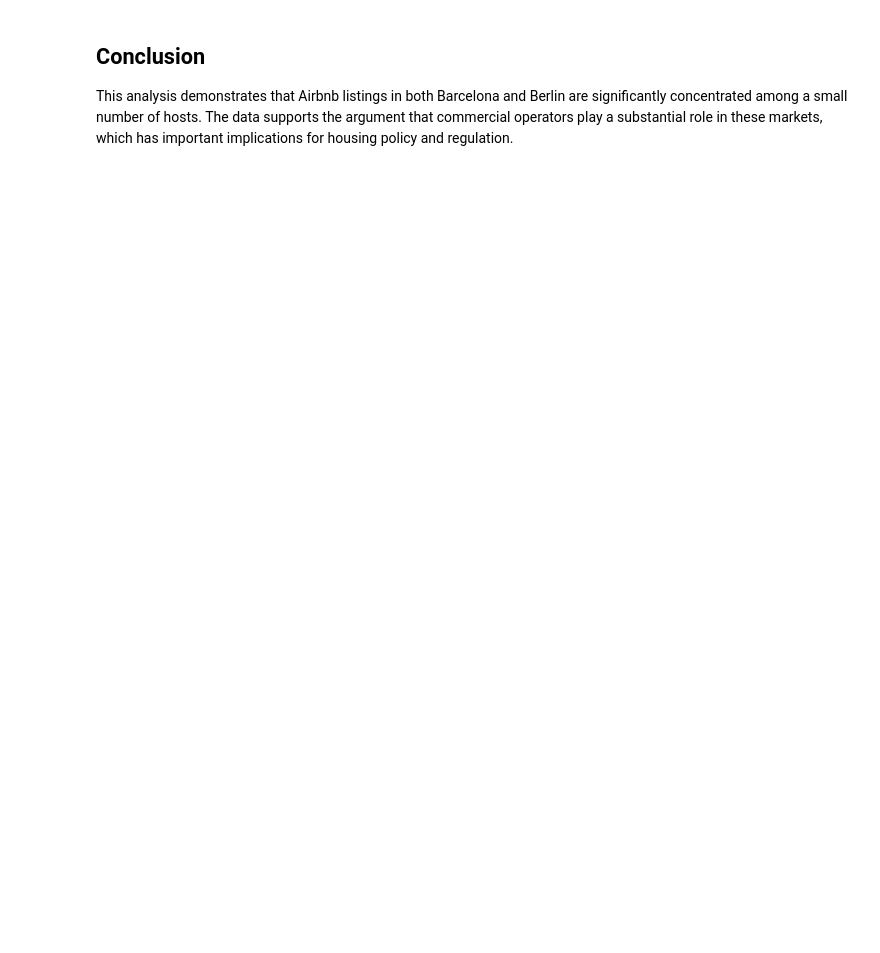
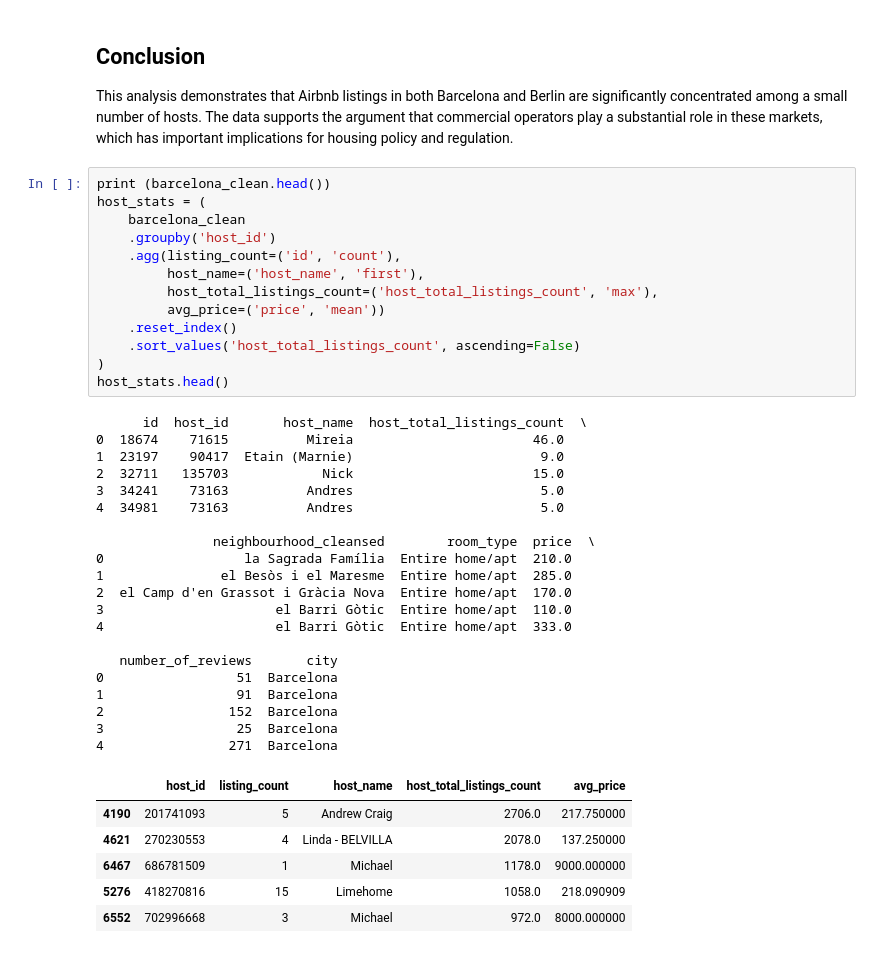
Before and after one commit to brainvillage/finalproject_upf, a Jupyter notebook: notebooks/part2.ipynb, the cells around one changed output. Cells and saved outputs as stored; diff of their text form; blank space fills up the shorter version.

```diff
--- a/notebooks/part2.ipynb
+++ b/notebooks/part2.ipynb
@@ -337,3 +337,43 @@ Large (10+)               74.3         0.2          25.1          0.4
 ## Conclusion
 
 This analysis demonstrates that Airbnb listings in both Barcelona and Berlin are significantly concentrated among a small number of hosts. The data supports the argument that commercial operators play a substantial role in these markets, which has important implications for housing policy and regulation.
+# %%
+print (barcelona_clean.head())
+host_stats = (
+    barcelona_clean
+    .groupby('host_id')
+    .agg(listing_count=('id', 'count'),
+         host_name=('host_name', 'first'),
+         host_total_listings_count=('host_total_listings_count', 'max'),
+         avg_price=('price', 'mean'))
+    .reset_index()
+    .sort_values('host_total_listings_count', ascending=False)
+)
+host_stats.head()
+# %% [output]
+      id  host_id       host_name  host_total_listings_count  \
+0  18674    71615          Mireia                       46.0
+1  23197    90417  Etain (Marnie)                        9.0
+2  32711   135703            Nick                       15.0
+3  34241    73163          Andres                        5.0
+4  34981    73163          Andres                        5.0
+
+               neighbourhood_cleansed        room_type  price  \
+0                  la Sagrada Família  Entire home/apt  210.0
+1               el Besòs i el Maresme  Entire home/apt  285.0
+2  el Camp d'en Grassot i Gràcia Nova  Entire home/apt  170.0
+3                      el Barri Gòtic  Entire home/apt  110.0
+4                      el Barri Gòtic  Entire home/apt  333.0
+
+   number_of_reviews       city
+0                 51  Barcelona
+1                 91  Barcelona
+2                152  Barcelona
+3                 25  Barcelona
+4                271  Barcelona
+|  | host_id | listing_count | host_name | host_total_listings_count | avg_price |
+| 4190 | 201741093 | 5 | Andrew Craig | 2706.0 | 217.750000 |
+| 4621 | 270230553 | 4 | Linda - BELVILLA | 2078.0 | 137.250000 |
+| 6467 | 686781509 | 1 | Michael | 1178.0 | 9000.000000 |
+| 5276 | 418270816 | 15 | Limehome | 1058.0 | 218.090909 |
+| 6552 | 702996668 | 3 | Michael | 972.0 | 8000.000000 |
```
Also changed, not shown: parts of 1 cell of this notebook, 2 other files.
